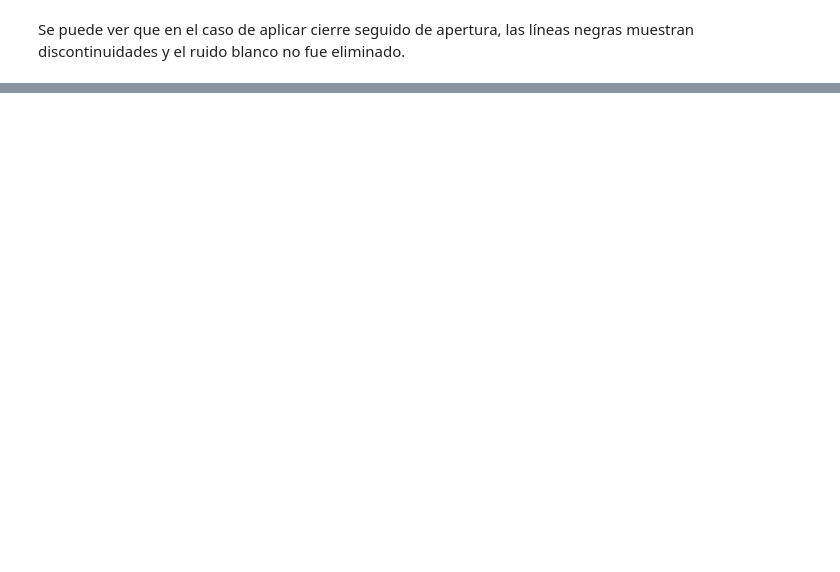
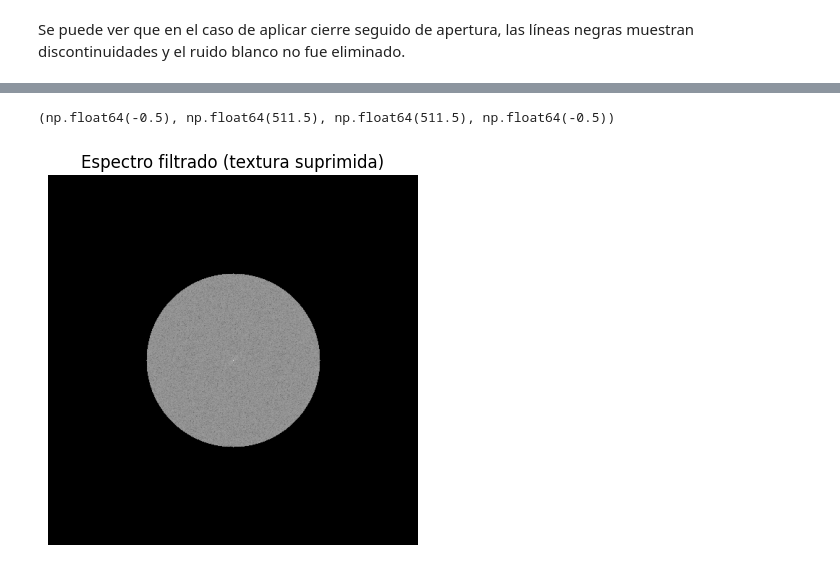
Before and after one commit to ArielaMishaanCohen/LAB2, a Jupyter notebook: LAB2.ipynb, the cells around one changed output, grey strips where cells are left out. Saved outputs shown, nothing was run; the diff lists cells and outputs as text; code cells hidden in the pictures; blank space fills up the shorter version.

```diff
--- a/LAB2.ipynb
+++ b/LAB2.ipynb
@@ -256,0 +266,17 @@ Se puede ver que en el caso de aplicar cierre seguido de apertura, las líneas n
+# %%
+#  Filtro en frecuencia (supresión de textura)
+rows, cols = img.shape
+crow, ccol = rows // 2, cols // 2
+
+mask = np.zeros((rows, cols), np.uint8)
+radius = 120  # AJUSTABLE
+cv2.circle(mask, (ccol, crow), radius, 1, -1)
+
+fshift_filt = fshift * mask
+
+plt.imshow(np.log(1 + np.abs(fshift_filt)), cmap='gray')
+plt.title("Espectro filtrado (textura suprimida)")
+plt.axis("off")
+# %% [output]
+(np.float64(-0.5), np.float64(511.5), np.float64(511.5), np.float64(-0.5))
+[figure, added]
```
Also changed, not shown: parts of 19 cells of this notebook.
